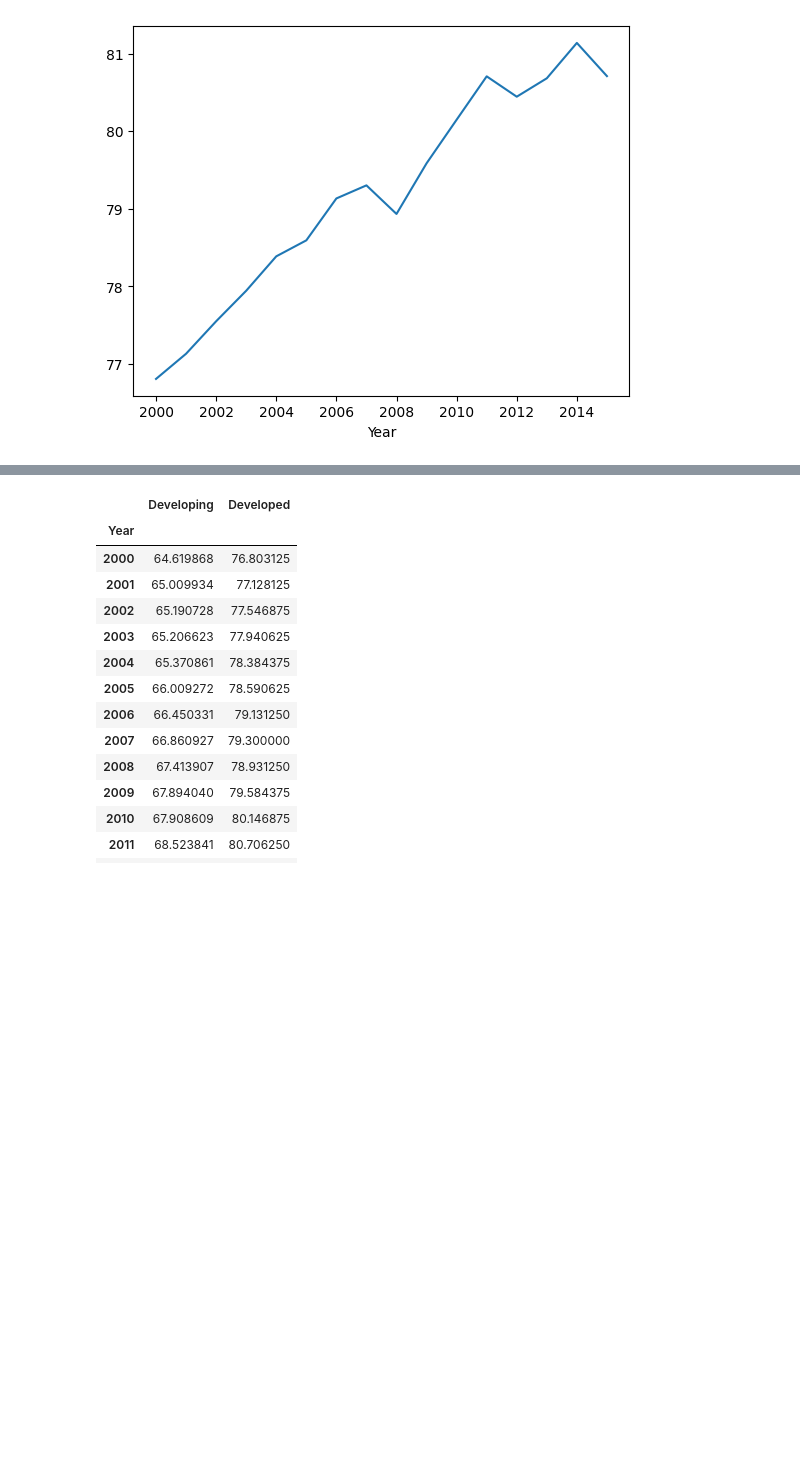
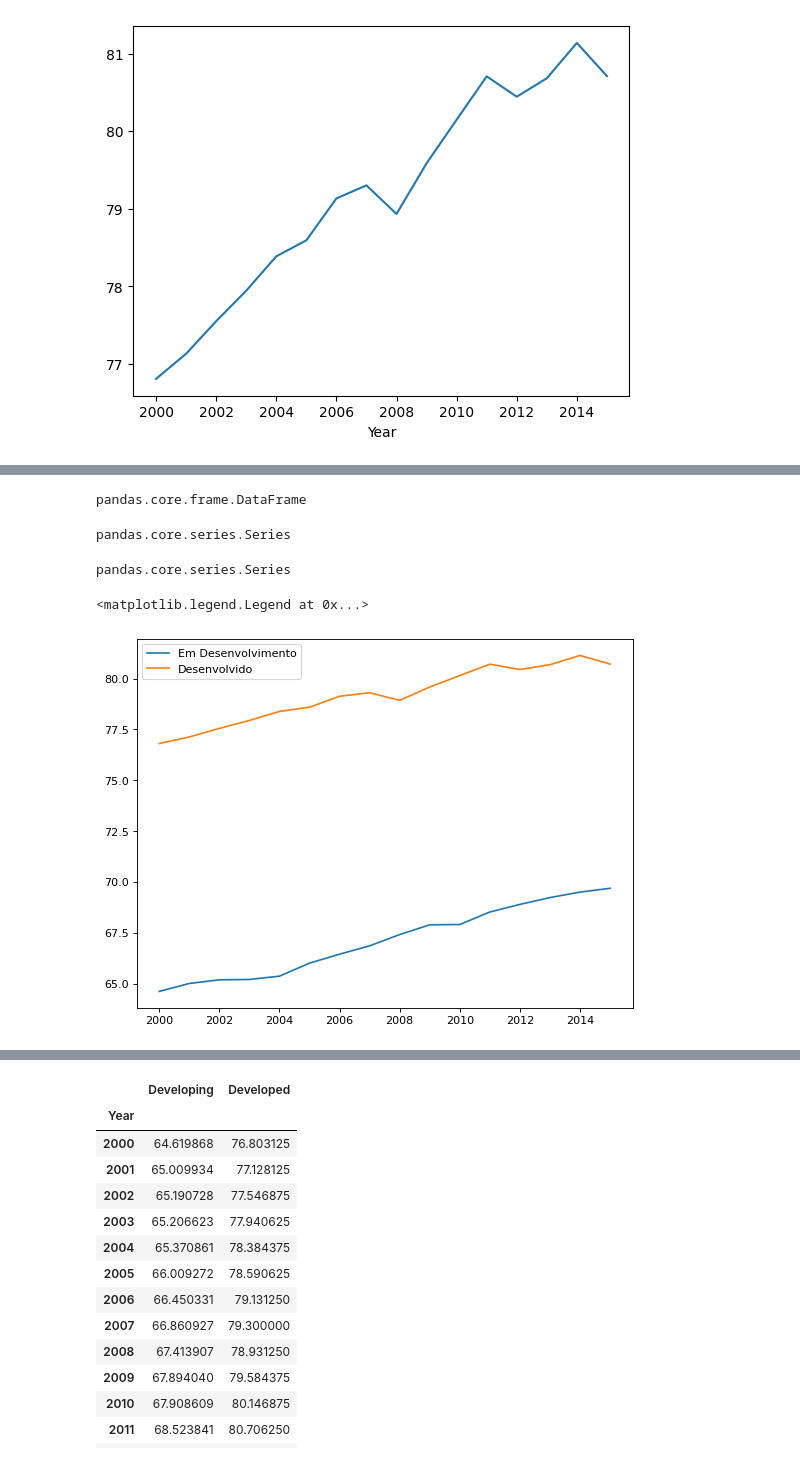
Before and after one commit to MachadoGabrielB/Bootcamp-Data-science, a Jupyter notebook: Personal/6 - Análise exploratória/2023.08.24 - aula 2.ipynb, the cells around one changed output, grey strips where cells are left out. Cells and saved outputs as stored; diff of their text form; code cells hidden in the pictures; blank space fills up the shorter version.

```diff
--- a/Personal/6 - Análise exploratória/2023.08.24 - aula 2.ipynb
+++ b/Personal/6 - Análise exploratória/2023.08.24 - aula 2.ipynb
@@ -122,3 +122,6 @@ mean_df3.plot()
 # %% [output]
 <Axes: xlabel='Year'>
 [figure]
+# %%
+mean_df3 = pd.DataFrame(df3.groupby('Year')['Life expectancy '].mean())
+mean_df3
@@ -124,0 +147,3 @@ mean_df3.plot()
+# %%
+mean_df2 = pd.DataFrame(df2.groupby('Year')['Life expectancy '].mean())
+mean_df2
@@ -124,0 +169,8 @@ mean_df3.plot()
+# %%
+type(mean_df2)
+# %% [output]
+pandas.core.frame.DataFrame
+# %%
+type(mean_df2['Life expectancy '])
+# %% [output]
+pandas.core.series.Series
@@ -124,0 +180,12 @@ mean_df3.plot()
+# %%
+type(mean_df2)
+# %% [output]
+pandas.core.series.Series
+# %%
+figure(figsize= (8,6), dpi= 80)  #16:9 ou 4:3, pode ser múltiplos
+plt.plot(mean_df2.index,mean_df2.values)
+plt.plot(mean_df3.index,mean_df3.values)
+plt.legend(['Em Desenvolvimento','Desenvolvido'])
+# %% [output]
+<matplotlib.legend.Legend at 0x...>
+[figure, added]
```
Also changed, not shown: parts of 8 cells of this notebook, 3 other files.
